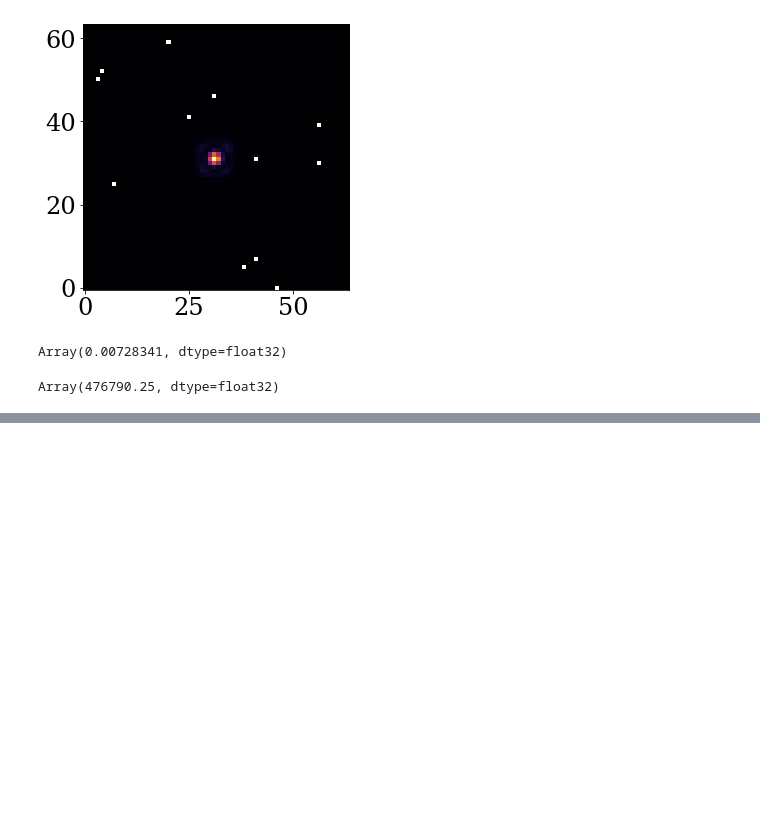
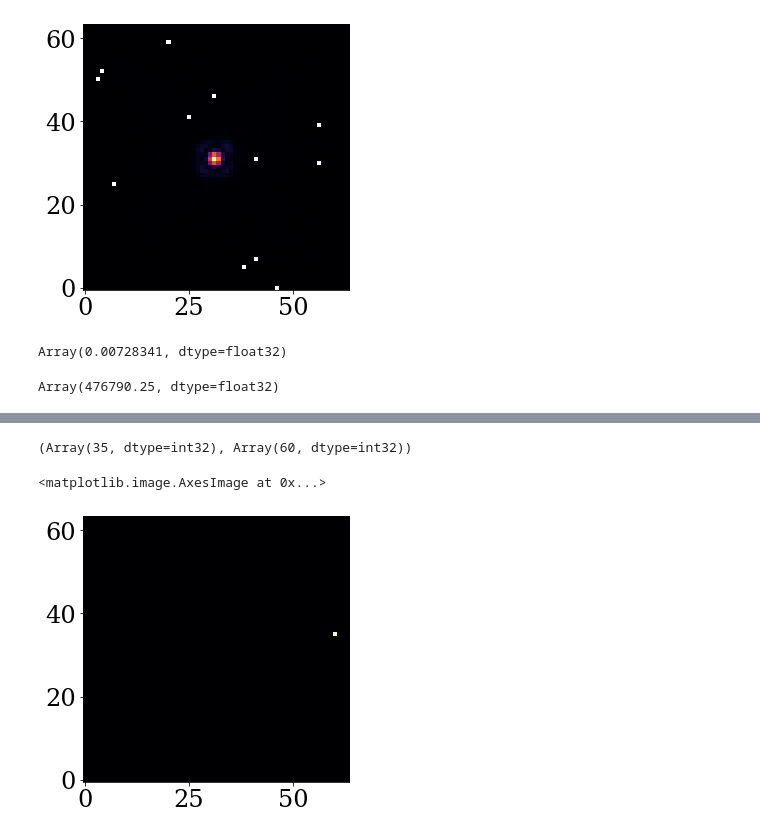
Before and after one commit to h-greer/hubble, a Jupyter notebook: notebooks/single-star.ipynb, the cells around one changed output, grey strips where cells are left out. Saved outputs shown, nothing was run; the diff lists cells and outputs as text; code cells hidden in the pictures; blank space fills up the shorter version.

```diff
--- a/notebooks/single-star.ipynb
+++ b/notebooks/single-star.ipynb
@@ -254,0 +339,13 @@ plot_comparison(model_single, models[-1], exposures_single)
+# %%
+pst = posterior(models[-1].inject(model_single),exposures_single[0],return_im=True)
+idx = np.unravel_index(np.nanargmax(pst), pst.shape)
+extra_bad = np.isnan(np.zeros((wid, wid)).at[idx].set(np.nan))
+# %%
+idx
+# %% [output]
+(Array(35, dtype=int32), Array(60, dtype=int32))
+# %%
+plt.imshow(extra_bad)
+# %% [output]
+<matplotlib.image.AxesImage at 0x...>
+[figure, added]
```
Also changed, not shown: parts of 13 cells of this notebook.
